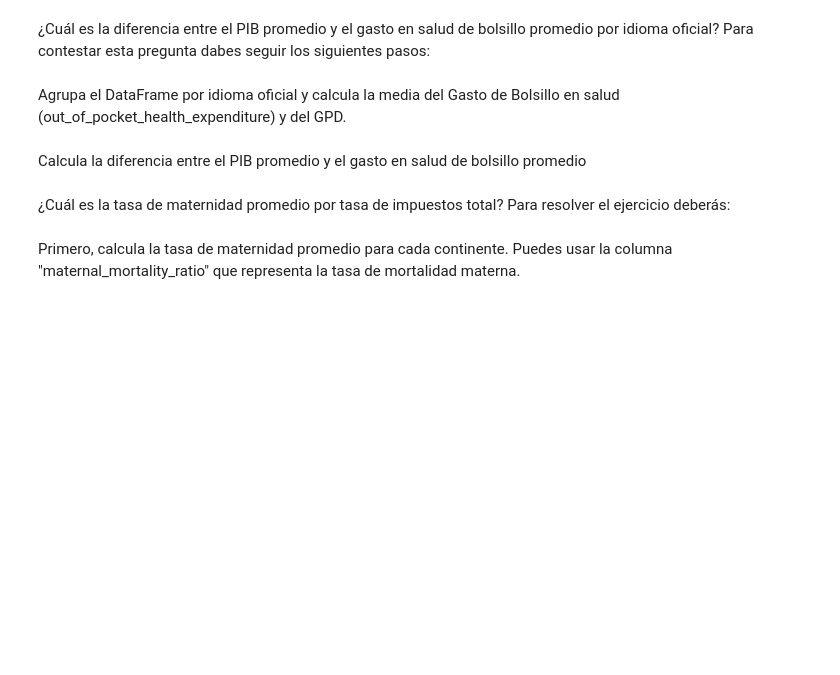
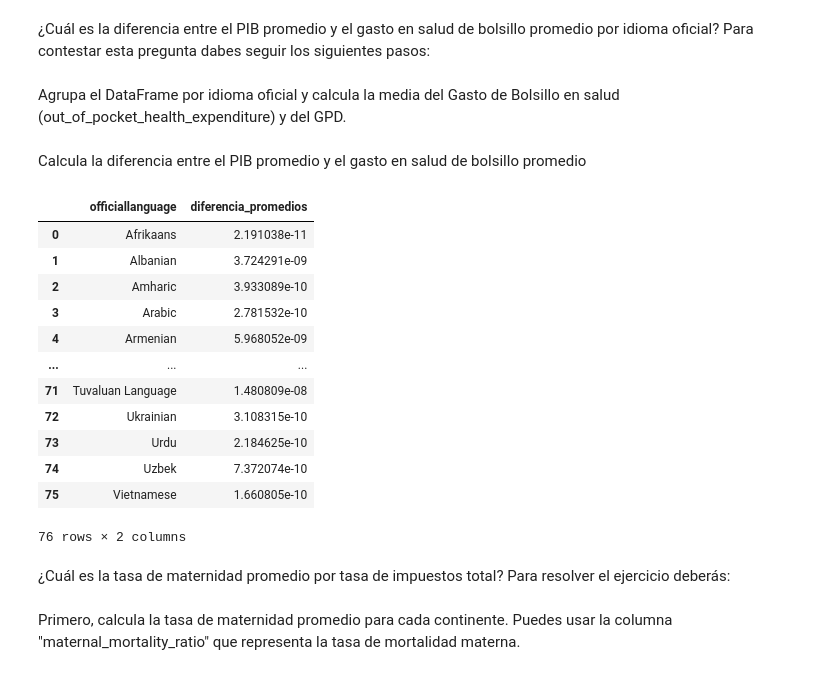
Before and after one commit to karinem0/promoG-modulo3-sprint1-pairprogramming-Fedra-Karine, a Jupyter notebook: 5.Agrupacion_datos_apply_Pair_programming.ipynb, the cells around one changed output. Saved outputs shown, nothing was run; the diff lists cells and outputs as text; code cells hidden in the pictures; blank space fills up the shorter version.

```diff
--- a/5.Agrupacion_datos_apply_Pair_programming.ipynb
+++ b/5.Agrupacion_datos_apply_Pair_programming.ipynb
@@ -446,6 +530,29 @@ Agrupa el DataFrame por idioma oficial y calcula la media del Gasto de Bolsillo
 # %% [markdown]
 
 Calcula la diferencia entre el PIB promedio y el gasto en salud de bolsillo promedio
+# %%
+# Agrupamos en idioma oficial y calculamos promedio de ambas columnas correspondientes
+idioma_ofi = df_world.groupby('officiallanguage')[['outofpockethealthexpenditure', 'gdp']].mean()
+
+# Calculamos la diferencia entre PIB y gasto salud y lo sacamos como dataframe
+diferencia = idioma_ofi['outofpockethealthexpenditure']/ idioma_ofi['gdp']
+df_diferencia = diferencia.reset_index()
+df_diferencia.rename(columns={0: 'diferencia_promedios'},inplace=True)
+df_diferencia
+# %% [output]
+|  | officiallanguage | diferencia_promedios |
+| 0 | Afrikaans | 2.191038e-11 |
+| 1 | Albanian | 3.724291e-09 |
+| 2 | Amharic | 3.933089e-10 |
+| 3 | Arabic | 2.781532e-10 |
+| 4 | Armenian | 5.968052e-09 |
+| ... | ... | ... |
+| 71 | Tuvaluan Language | 1.480809e-08 |
+| 72 | Ukrainian | 3.108315e-10 |
+| 73 | Urdu | 2.184625e-10 |
+| 74 | Uzbek | 7.372074e-10 |
+| 75 | Vietnamese | 1.660805e-10 |
+76 rows × 2 columns
 # %% [markdown]
 
 ¿Cuál es la tasa de maternidad promedio por tasa de impuestos total? Para resolver el ejercicio deberás:
```
Also changed, not shown: parts of 20 cells of this notebook, 1 other file.
